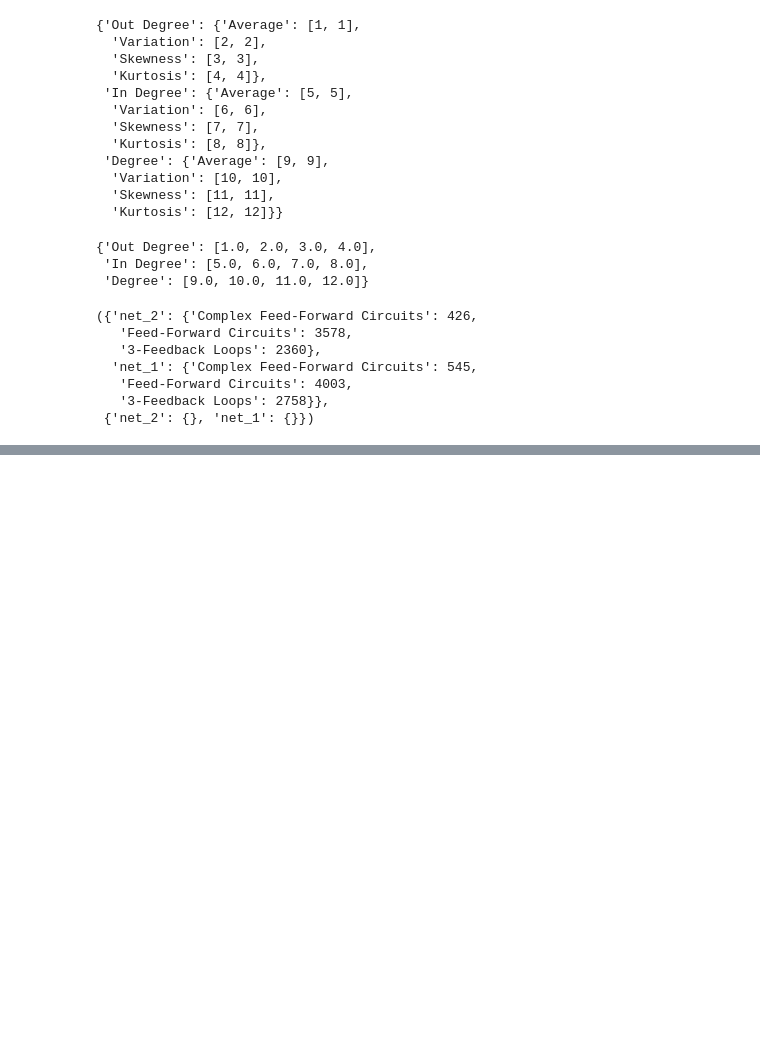
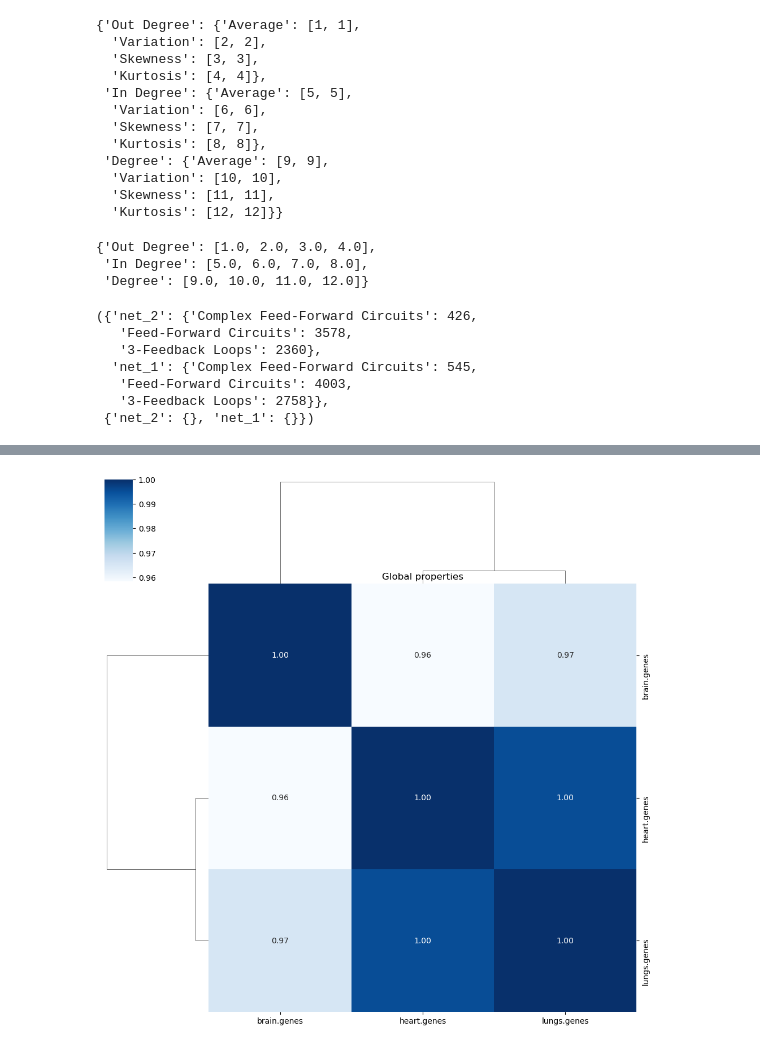
Before and after one commit to freyrelab/netective, a Jupyter notebook: legacy/prop_notebooks/Mouse_Analysis.ipynb, the cells around one changed output, grey strips where cells are left out. Saved outputs shown, nothing was run; the diff lists cells and outputs as text; code cells hidden in the pictures; blank space fills up the shorter version.

```diff
--- a/legacy/prop_notebooks/Mouse_Analysis.ipynb
+++ b/legacy/prop_notebooks/Mouse_Analysis.ipynb
@@ -341,0 +338,20 @@ ValueError: For one or more networks the properties array is constant. Correlati
+# %%
+from netective.utils import parse_network
+import os
+
+networks = {}
+nets_path = 'H:\\Mi unidad\\Respaldo\\Genomicas\\netective\\data\\test_comp'
+nets_path = './../../data/test_comp/'
+comments = '#'
+delimiter = '\t'
+for root, dir, files in os.walk(nets_path):
+    if len(files) != 0:
+        for net_name in files:
+            net_path = os.path.join(os.getcwd(), root, net_name)
+            networks[net_name] = parse_network(net_path, comments, delimiter)
+# %%
+from netective.utils import save_figs
+from netective import compare_structure
+fig = compare_structure(networks= networks, norm= 'network');
+# %% [output]
+[figure, added]
```
Also changed, not shown: parts of 2 cells of this notebook, 4 other files.
